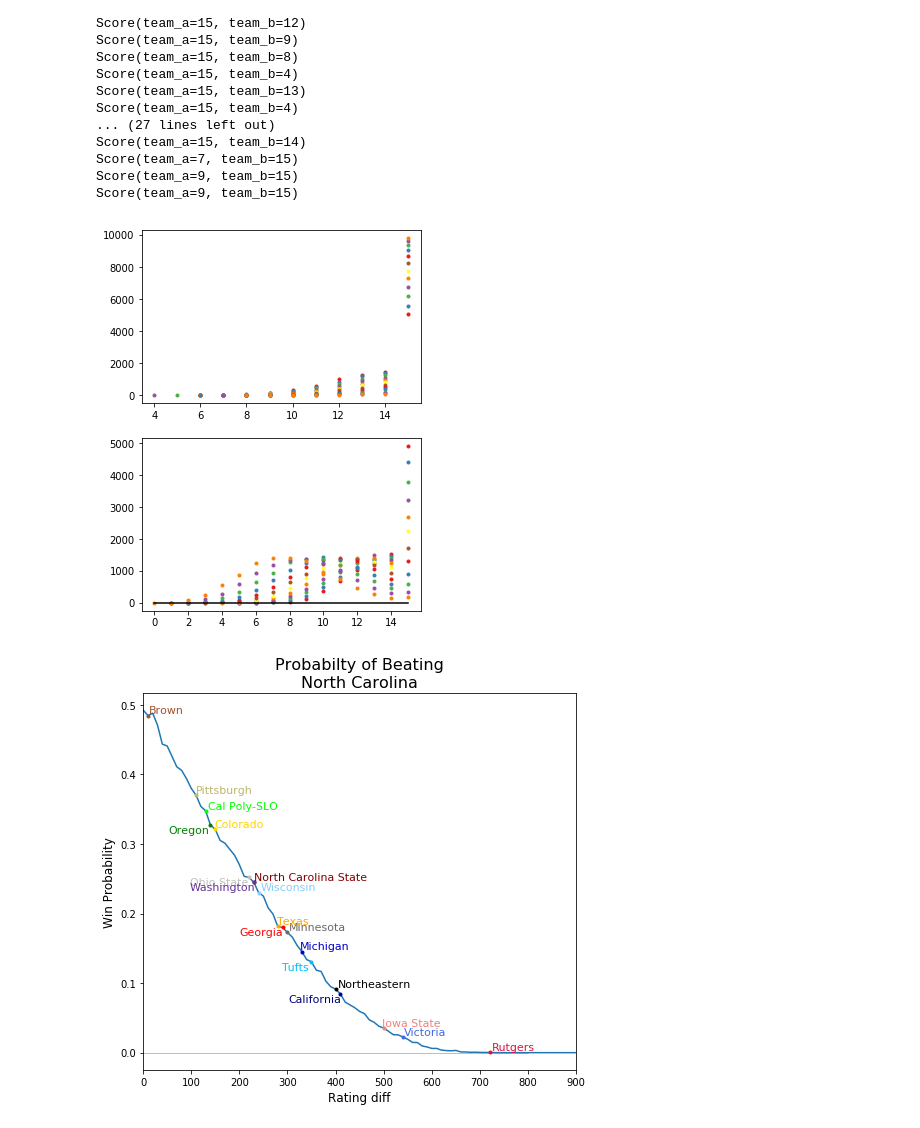
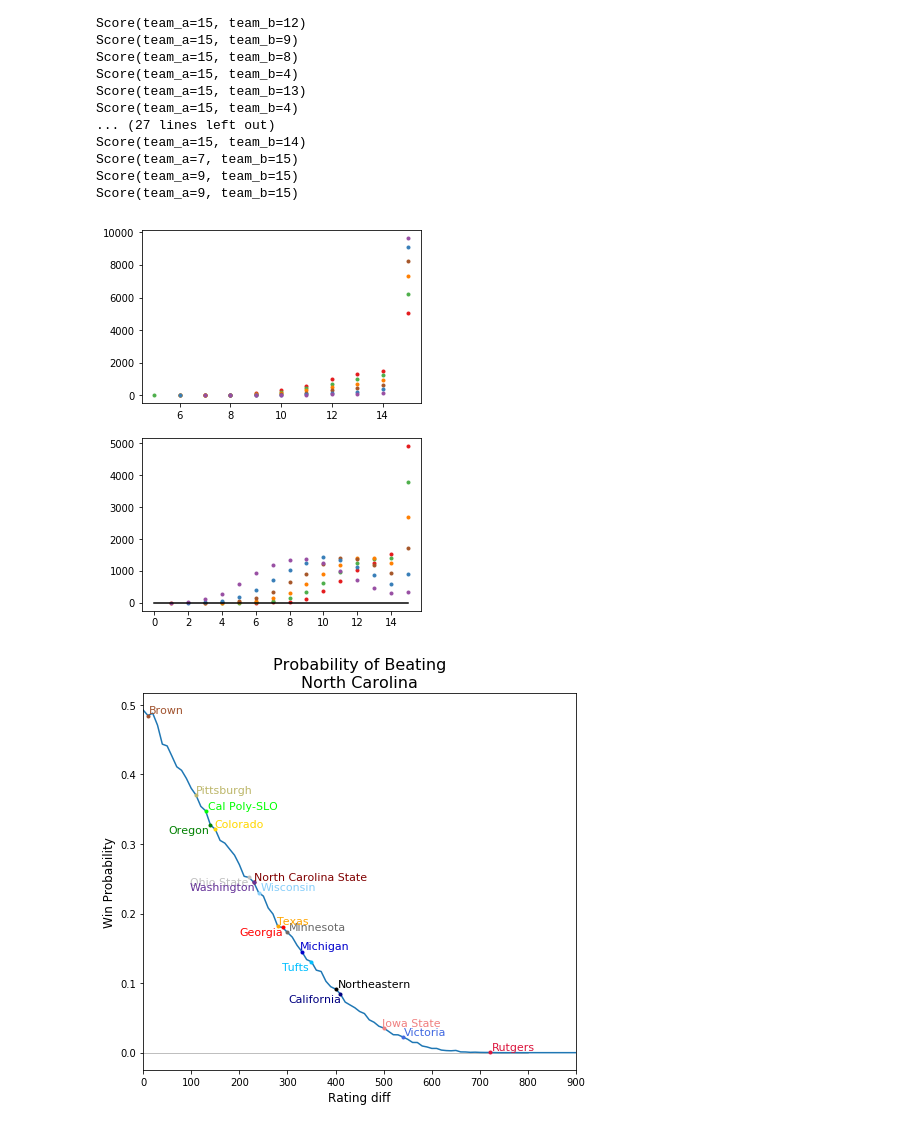
Before and after one commit to dwal3000/college-nationals, a Jupyter notebook: Simulate_Nationals_Outcomes.ipynb, the cells around one changed output. Saved outputs shown, nothing was run; the diff lists cells and outputs as text; code cells hidden in the pictures.

```diff
--- a/Simulate_Nationals_Outcomes.ipynb
+++ b/Simulate_Nationals_Outcomes.ipynb
@@ -419,7 +462,7 @@ def simulate_game_outcome(team_a_rating, team_b_rating, method='double negative
     Simulate the outcome of single game played between team A and team B.
     The result should be based on the teams' ratings.
 
-    This function returns True if Team A wins and False if Team B wins.
+    This function returns True if team A wins and False if team B wins, and the score.
 
     """
 
@@ -562,25 +605,25 @@ for i, rating_diff in enumerate(rating_diff_values):
 # %%
 # Plot distributions
 plt.figure(figsize=(5,7))
 plt.subplot(2,1,1)
-for diff in rating_diff_values[:60:5]:
+for diff in range(0,600,100):
     for team_a_score, count in team_a_score_counters[diff].items():
         plt.plot(team_a_score, count, '.', color=colors[int(np.mod(diff,7))])
 plt.subplot(2,1,2)
-for diff in rating_diff_values[:60:5]:
+for diff in range(0,600,100):
     for team_b_score, count in team_b_score_counters[diff].items():
         plt.plot(team_b_score, count, '.', color=colors[int(np.mod(diff,7))])
 plt.plot([0, 15], [0, 0], 'k')
 #plt.ylim([0, num_games_test])
 plt.show()
 # %% [output]
-[figure, old version]
+[figure, new version]
 # %%
 # North Carolina Test Case
 division = 'Men\'s'
 fig = plt.figure(figsize=(7, 6.5))
 fig.patch.set_facecolor('white')
-plt.plot([-0, 800], [0, 0], color='gray', linestyle='-', linewidth=0.5)
+plt.plot([0, 800], [0, 0], color='gray', linestyle='-', linewidth=0.5)
 plt.plot(rating_diff_values, 1-team_a_win_perc)
 flip_teams = ['Washington','California', 'Oregon', 'Georgia', 'Tufts', 'Ohio State']
 ignore_teams = [team_a]
@@ -606,9 +649,9 @@ plt.xlim([-0, 900])
 plt.ylabel(f'Win Probability', fontsize = 12)
 plt.xlabel(f'Rating diff', fontsize = 12)
 #plt.title(f'Probabilty of Beating\n{team_a}\n(n = {num_games_test})', fontsize = 16)
-plt.title(f'Probabilty of Beating\n{team_a}', fontsize = 16)
+plt.title(f'Probability of Beating\n{team_a}', fontsize = 16)
 plt.tight_layout()
 plt.show()
 # %% [output]
-[figure, old version]
+[figure, new version]
 # %%
```
Also changed, not shown: parts of 33 cells of this notebook, 1 other file.
